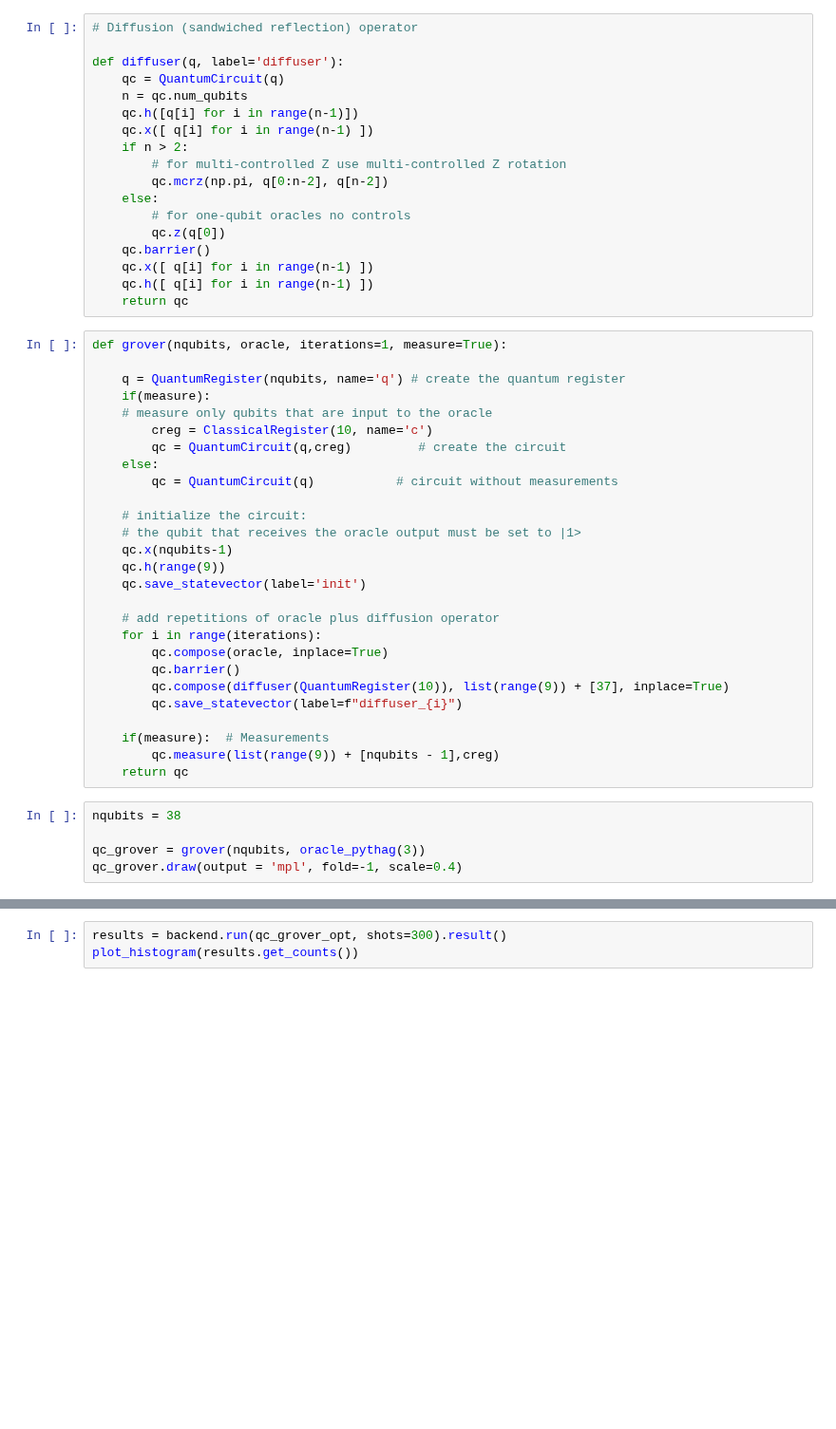
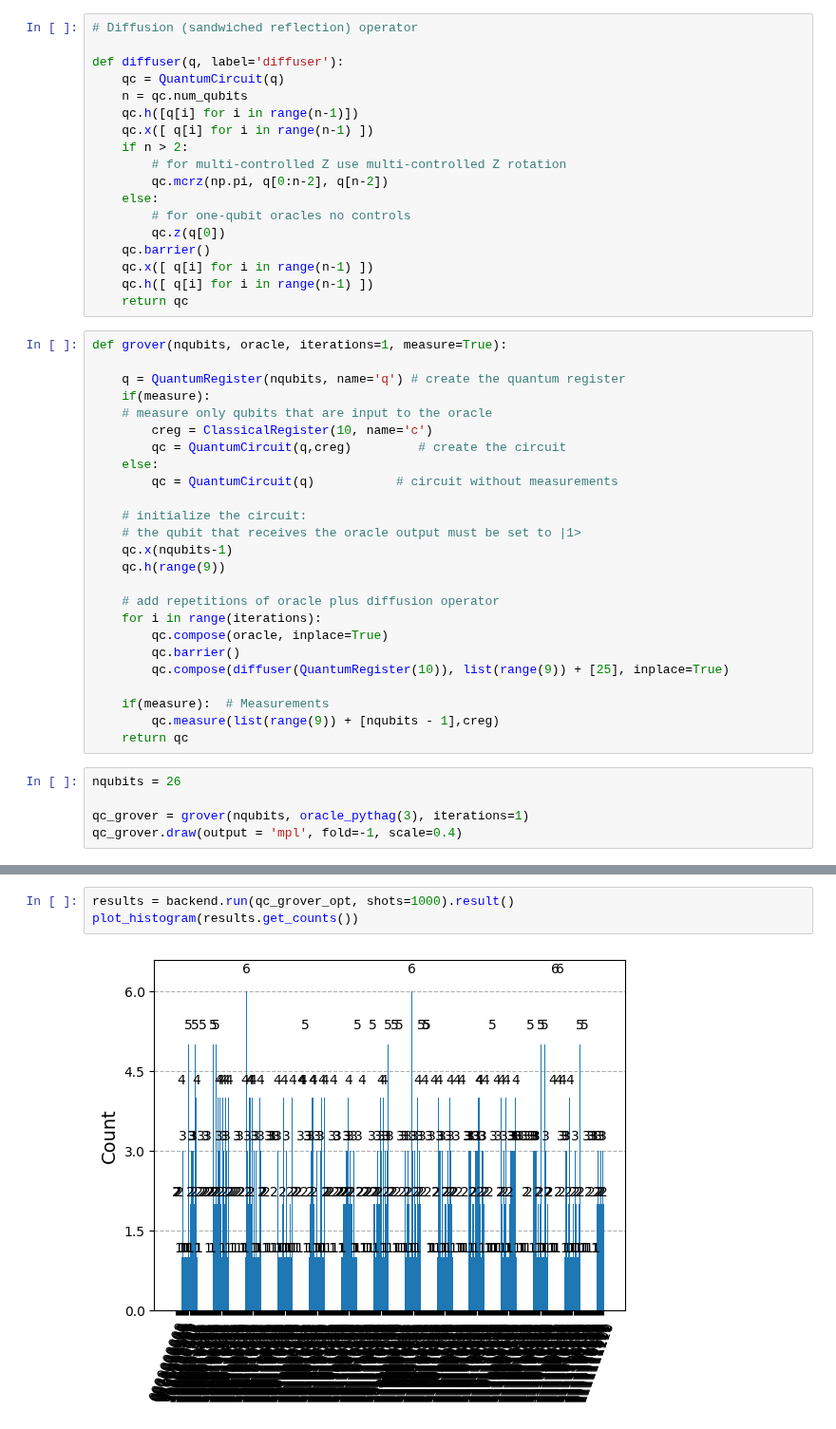
Before and after one commit to elijahkin/amsc698k, a Jupyter notebook: pythag.ipynb, the cells around one changed output, grey strips where cells are left out. Shown at 95% size. Cells and saved outputs as stored; diff of their text form; blank space fills up the shorter version.

```diff
--- a/pythag.ipynb
+++ b/pythag.ipynb
@@ -146,21 +155,19 @@ def grover(nqubits, oracle, iterations=1, measure=True):
     # the qubit that receives the oracle output must be set to |1>
     qc.x(nqubits-1)
     qc.h(range(9))
-    qc.save_statevector(label='init')
 
     # add repetitions of oracle plus diffusion operator
     for i in range(iterations):
         qc.compose(oracle, inplace=True)
         qc.barrier()
-        qc.compose(diffuser(QuantumRegister(10)), list(range(9)) + [37], inplace=True)
-        qc.save_statevector(label=f"diffuser_{i}")
+        qc.compose(diffuser(QuantumRegister(10)), list(range(9)) + [25], inplace=True)
 
     if(measure):  # Measurements
         qc.measure(list(range(9)) + [nqubits - 1],creg)
     return qc
 # %%
-nqubits = 38
+nqubits = 26
 
-qc_grover = grover(nqubits, oracle_pythag(3))
+qc_grover = grover(nqubits, oracle_pythag(3), iterations=1)
 qc_grover.draw(output = 'mpl', fold=-1, scale=0.4)
 # %% [output]
@@ -172,3 +177,5 @@ Error:
 # %%
-results = backend.run(qc_grover_opt, shots=300).result()
+results = backend.run(qc_grover_opt, shots=1000).result()
 plot_histogram(results.get_counts())
+# %% [output]
+[figure, added]
```
Also changed, not shown: parts of 9 cells of this notebook.
